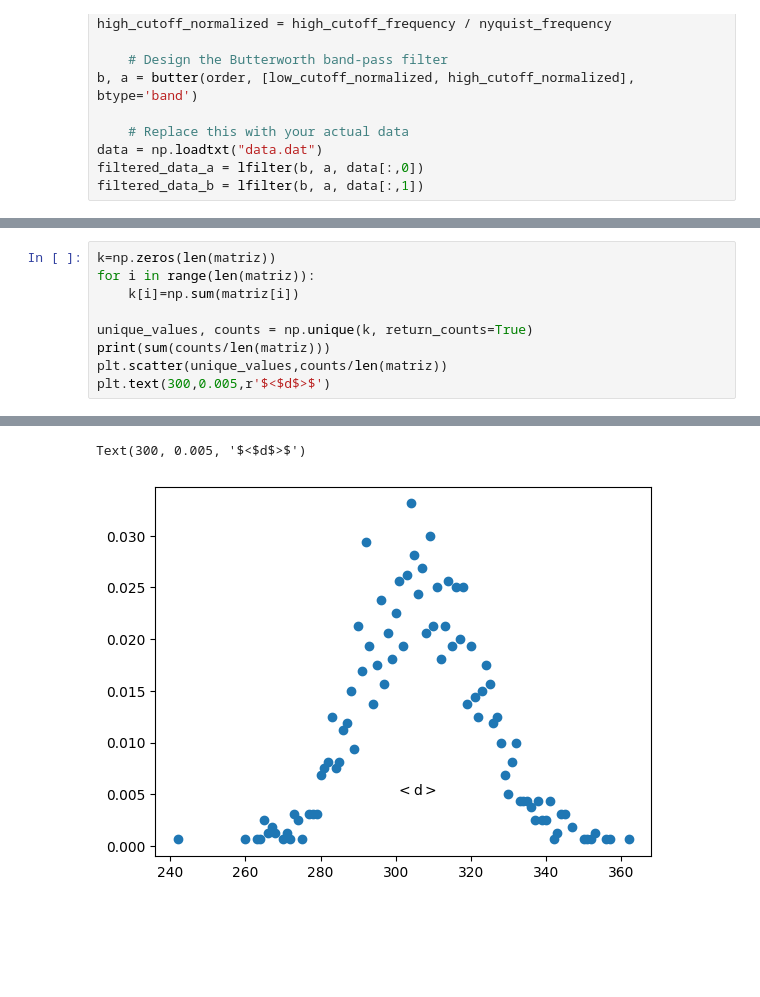
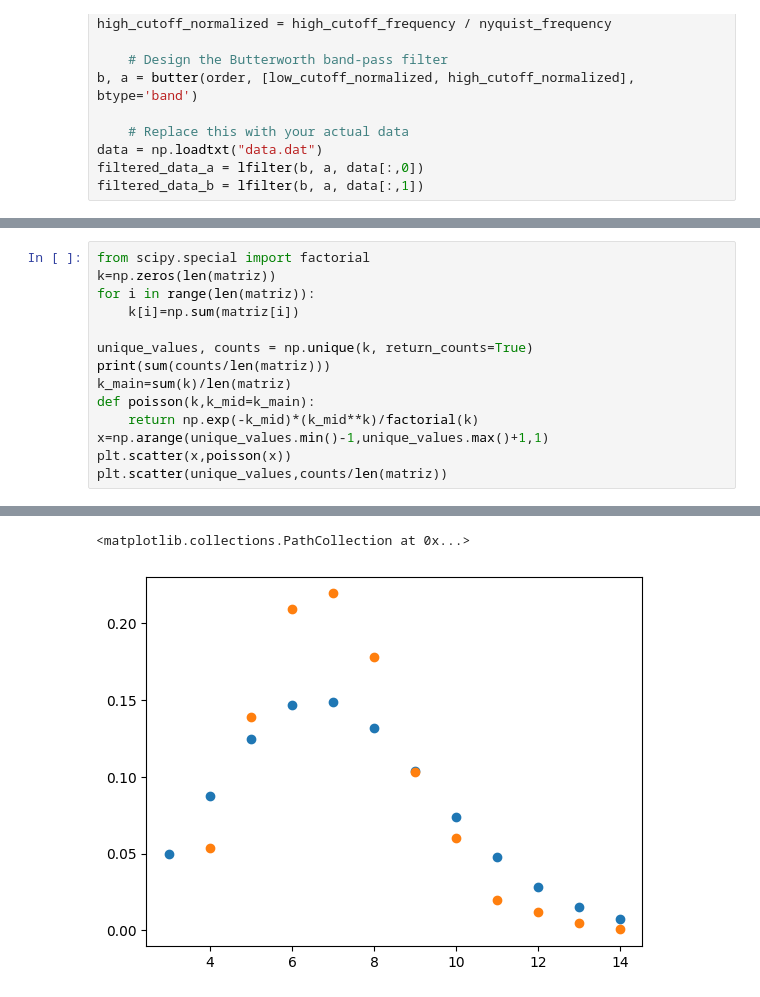
Before and after one commit to juanmillan03/Tesis-CA, a Jupyter notebook: Codigos/V3_G(NP)/ButterWorth.ipynb, the cells around one changed output, grey strips where cells are left out. Saved outputs shown, nothing was run; the diff lists cells and outputs as text; blank space fills up the shorter version.

```diff
--- a/Codigos/V3_G(NP)/ButterWorth.ipynb
+++ b/Codigos/V3_G(NP)/ButterWorth.ipynb
@@ -93,10 +104,15 @@ plt.show()
 # %%
+from scipy.special import factorial
 k=np.zeros(len(matriz))
 for i in range(len(matriz)):
     k[i]=np.sum(matriz[i])
 
 unique_values, counts = np.unique(k, return_counts=True)
 print(sum(counts/len(matriz)))
+k_main=sum(k)/len(matriz)
+def poisson(k,k_mid=k_main):
+    return np.exp(-k_mid)*(k_mid**k)/factorial(k)
+x=np.arange(unique_values.min()-1,unique_values.max()+1,1)
+plt.scatter(x,poisson(x))
 plt.scatter(unique_values,counts/len(matriz))
-plt.text(300,0.005,r'$<$d$>$')
 # %% [output]
@@ -104,2 +120,2 @@ plt.text(300,0.005,r'$<$d$>$')
-Text(300, 0.005, '$<$d$>$')
+<matplotlib.collections.PathCollection at 0x...>
-[figure, old version]
+[figure, new version]
```
Also changed, not shown: parts of 9 cells of this notebook, 18 other files.
